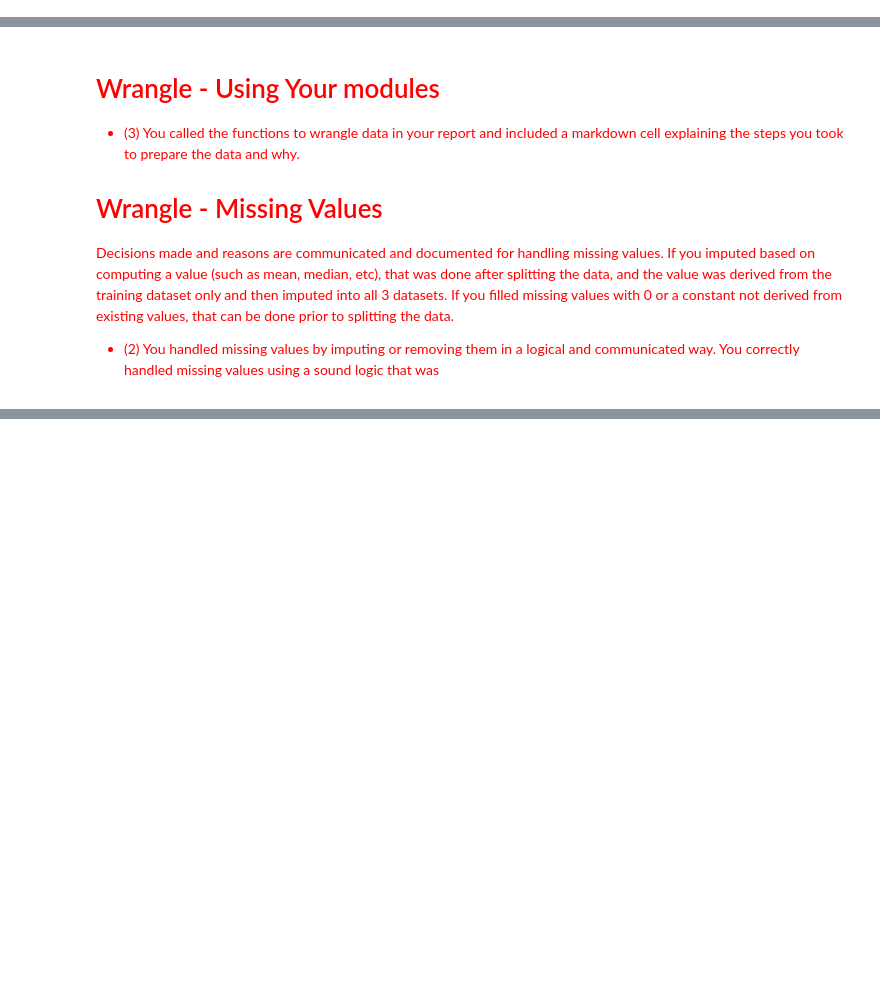
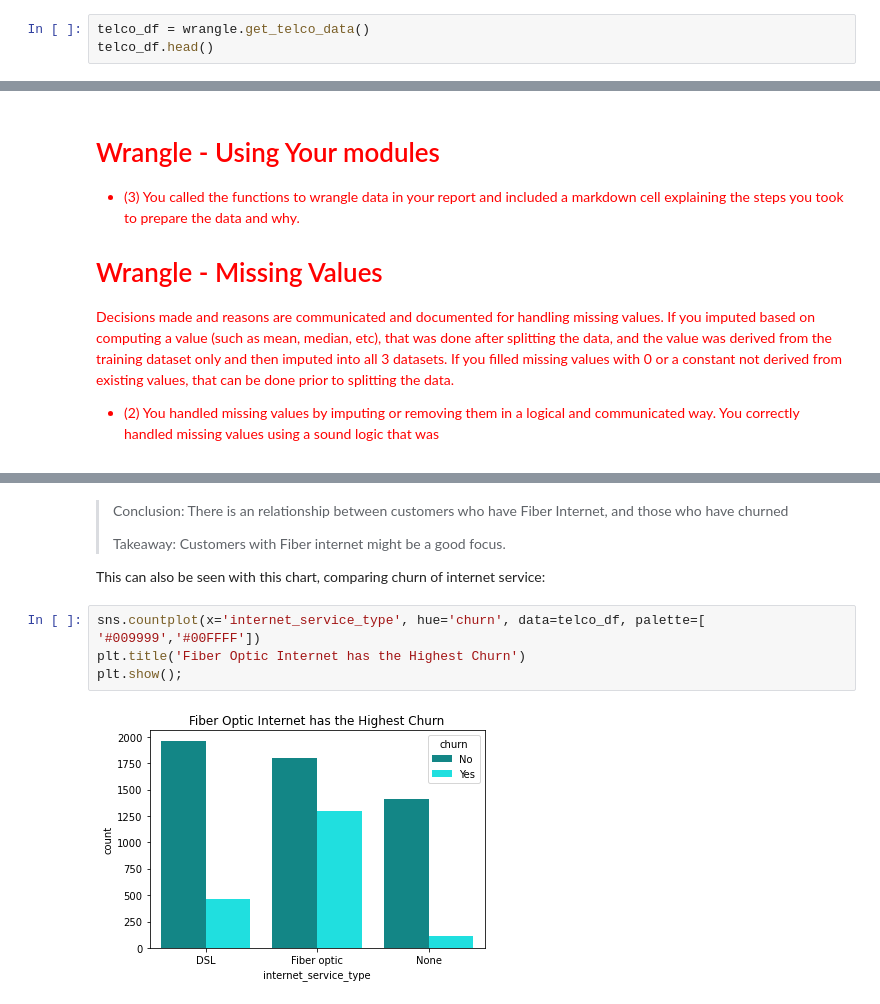
Before and after one commit to JeanetteSchulz/Classification_Project, a Jupyter notebook: Report Draft.ipynb, the cells around one changed output, grey strips where cells are left out. Cells and saved outputs as stored; diff of their text form; blank space fills up the shorter version.

```diff
--- a/Report Draft.ipynb
+++ b/Report Draft.ipynb
@@ -70,0 +81,3 @@ pd.set_option('display.max_columns', None)
+# %%
+telco_df = wrangle.get_telco_data()
+telco_df.head()
@@ -100,0 +183,12 @@ To clean the data, I did the following:
+# %% [markdown]
+>Conclusion: There is an relationship between customers who have Fiber Internet, and those who have churned
+>
+>Takeaway: Customers with Fiber internet might be a good focus.
+
+This can also be seen with this chart, comparing churn of internet service:
+# %%
+sns.countplot(x='internet_service_type', hue='churn', data=telco_df, palette=[ '#009999','#00FFFF'])
+plt.title('Fiber Optic Internet has the Highest Churn')
+plt.show();
+# %% [output]
+[figure, added]
```
Also changed, not shown: parts of 58 cells of this notebook.
